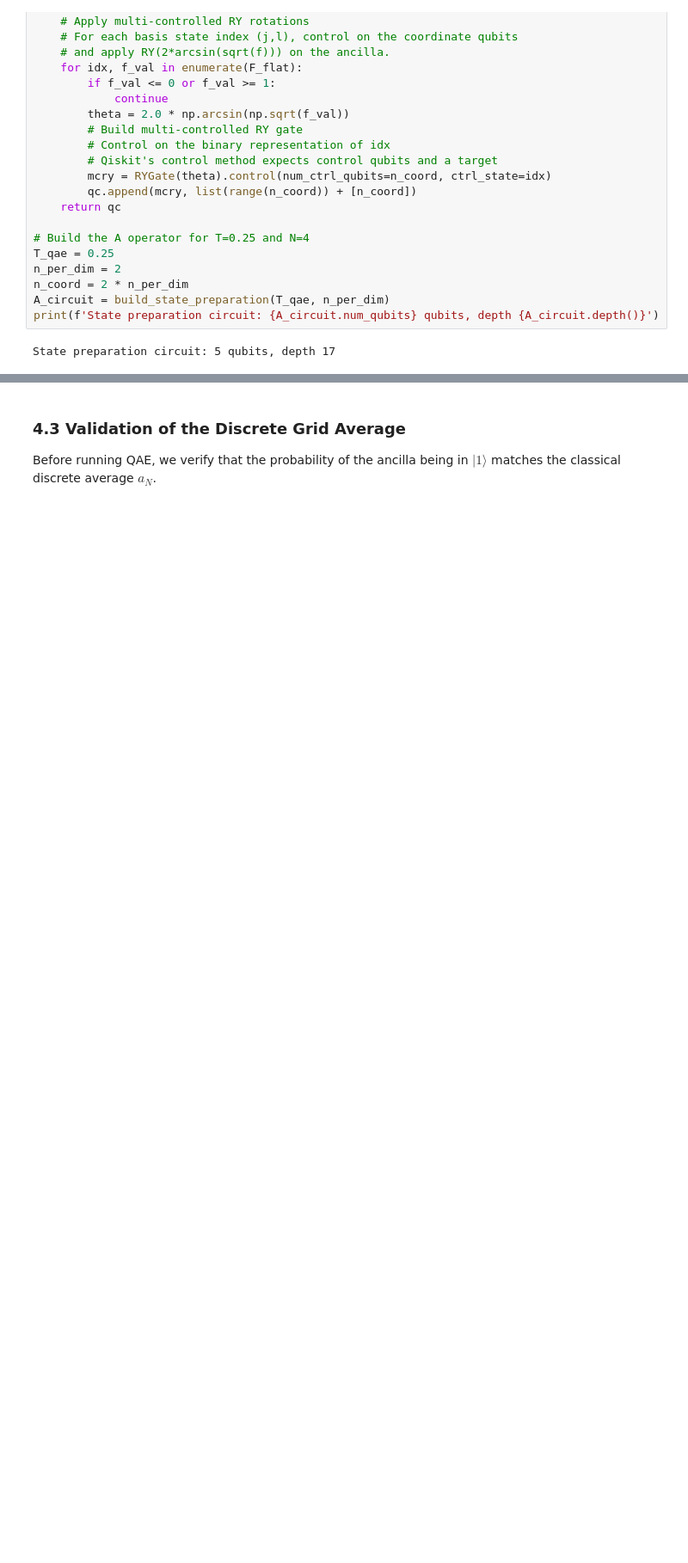
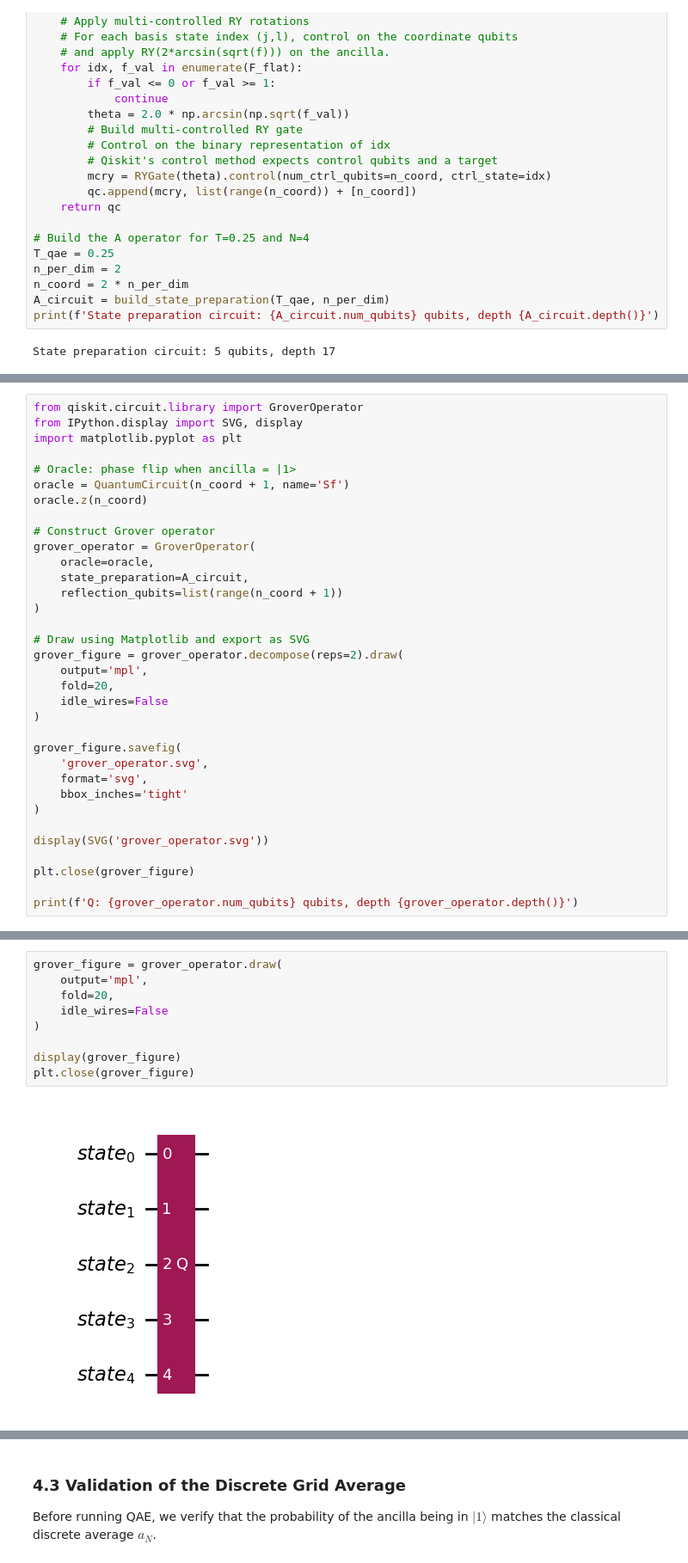
Before and after one commit to nayakanjika/open-london-2026, a Jupyter notebook: notebook.ipynb, the cells around one changed output, grey strips where cells are left out. Shown at 86% size. Saved outputs shown, nothing was run; the diff lists cells and outputs as text; blank space fills up the shorter version.

```diff
--- a/notebook.ipynb
+++ b/notebook.ipynb
@@ -437,0 +465,34 @@ State preparation circuit: 5 qubits, depth 17
+# %%
+from qiskit.circuit.library import GroverOperator
+from IPython.display import SVG, display
+import matplotlib.pyplot as plt
+
+# Oracle: phase flip when ancilla = |1>
+oracle = QuantumCircuit(n_coord + 1, name='Sf')
+oracle.z(n_coord)
+
+# Construct Grover operator
+grover_operator = GroverOperator(
+    oracle=oracle,
+    state_preparation=A_circuit,
+    reflection_qubits=list(range(n_coord + 1))
+)
+
+# Draw using Matplotlib and export as SVG
+grover_figure = grover_operator.decompose(reps=2).draw(
+    output='mpl',
+    fold=20,
+    idle_wires=False
+)
+
+grover_figure.savefig(
+    'grover_operator.svg',
+    format='svg',
+    bbox_inches='tight'
+)
+
+display(SVG('grover_operator.svg'))
+
+plt.close(grover_figure)
+
+print(f'Q: {grover_operator.num_qubits} qubits, depth {grover_operator.depth()}')
@@ -437,0 +502,11 @@ State preparation circuit: 5 qubits, depth 17
+# %%
+grover_figure = grover_operator.draw(
+    output='mpl',
+    fold=20,
+    idle_wires=False
+)
+
+display(grover_figure)
+plt.close(grover_figure)
+# %% [output]
+[figure, added]
```
Also changed, not shown: parts of 7 cells of this notebook, 2 other files.
